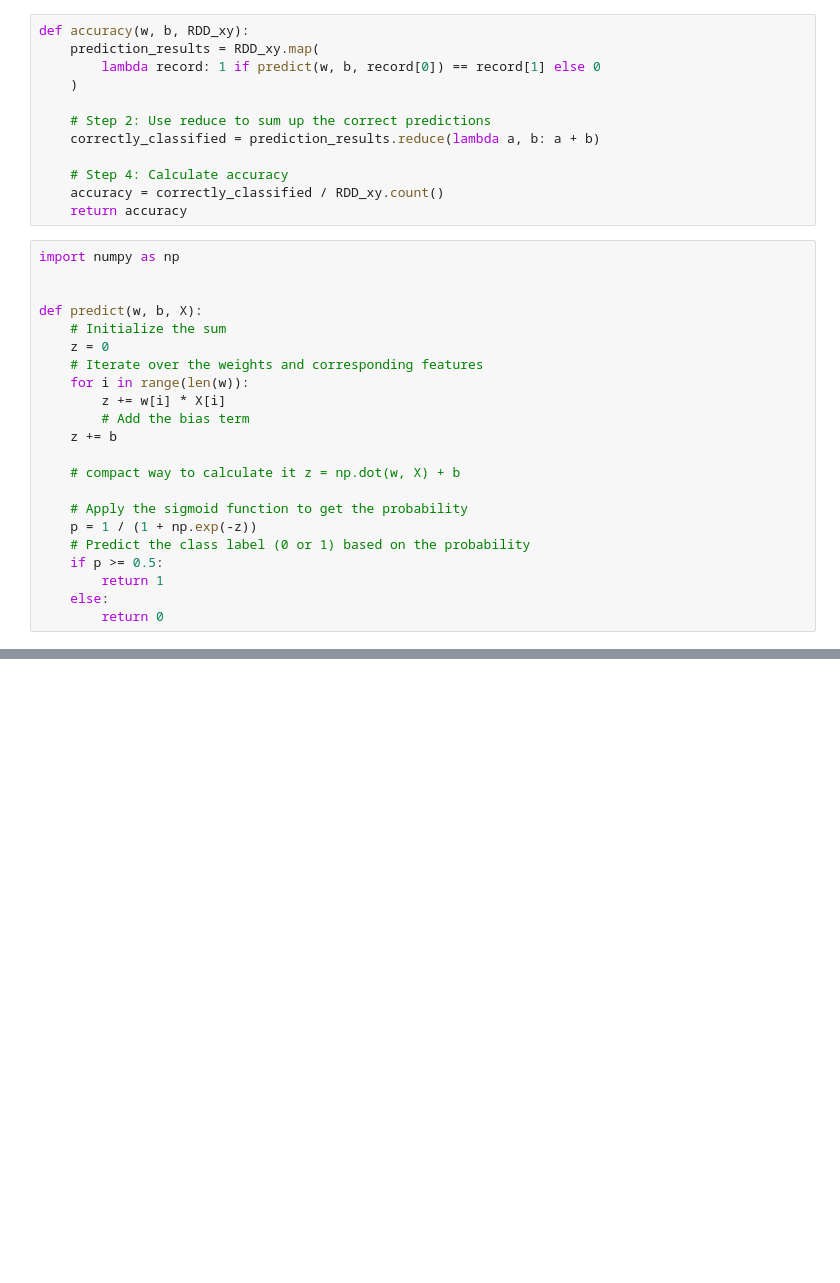
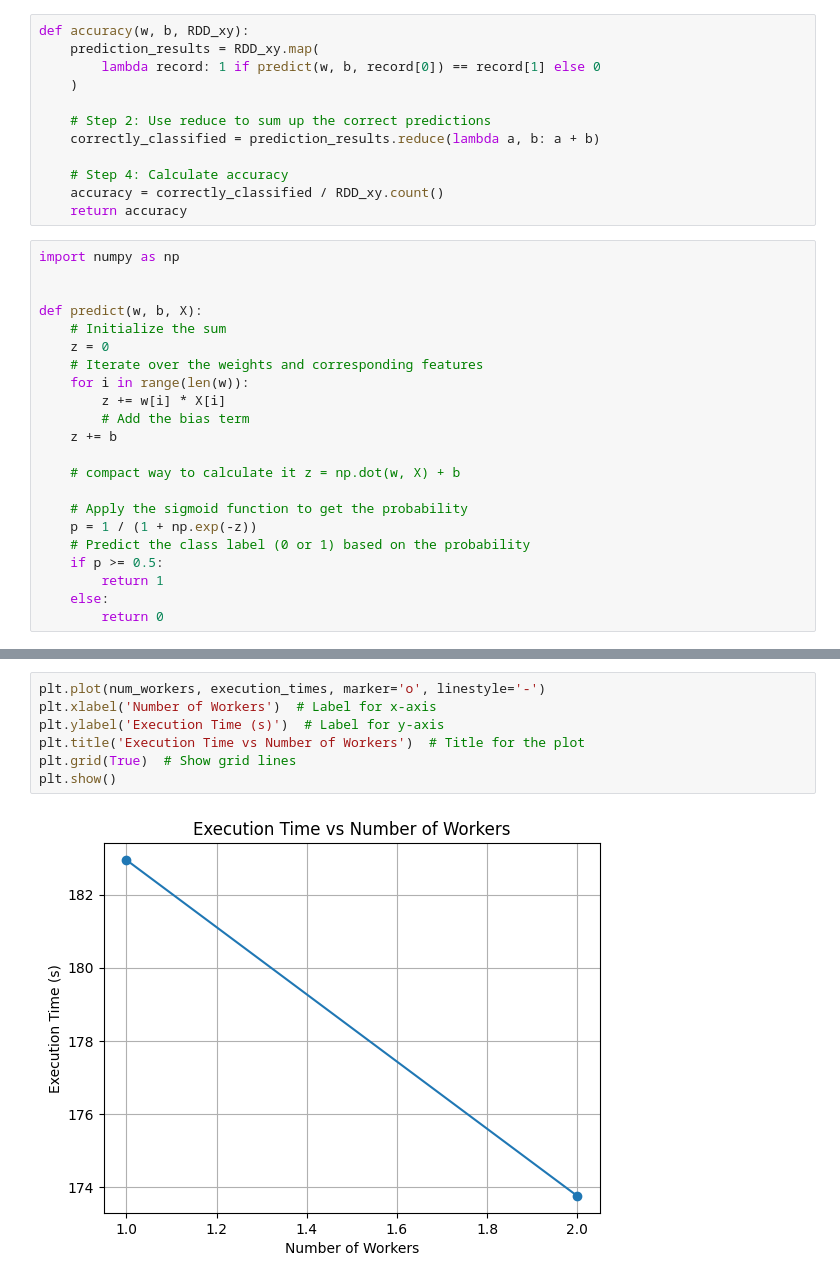
Before and after one commit to nicola-cecere/Massively-Parallel-ML, a Jupyter notebook: botnet/cross_validation/botnet_cross.ipynb, the cells around one changed output, grey strips where cells are left out. Drawn from its saved outputs; the diff is of its cells as text; blank space fills up the shorter version.

Commit message:
Added performances curve on notebook

```diff
--- a/botnet/cross_validation/botnet_cross.ipynb
+++ b/botnet/cross_validation/botnet_cross.ipynb
@@ -262,0 +284,9 @@ accuracy: 0.9324629174901679
+# %%
+plt.plot(num_workers, execution_times, marker='o', linestyle='-')
+plt.xlabel('Number of Workers')  # Label for x-axis
+plt.ylabel('Execution Time (s)')  # Label for y-axis
+plt.title('Execution Time vs Number of Workers')  # Title for the plot
+plt.grid(True)  # Show grid lines
+plt.show()
+# %% [output]
+[figure, added]
```
Also changed, not shown: parts of 3 cells of this notebook.
